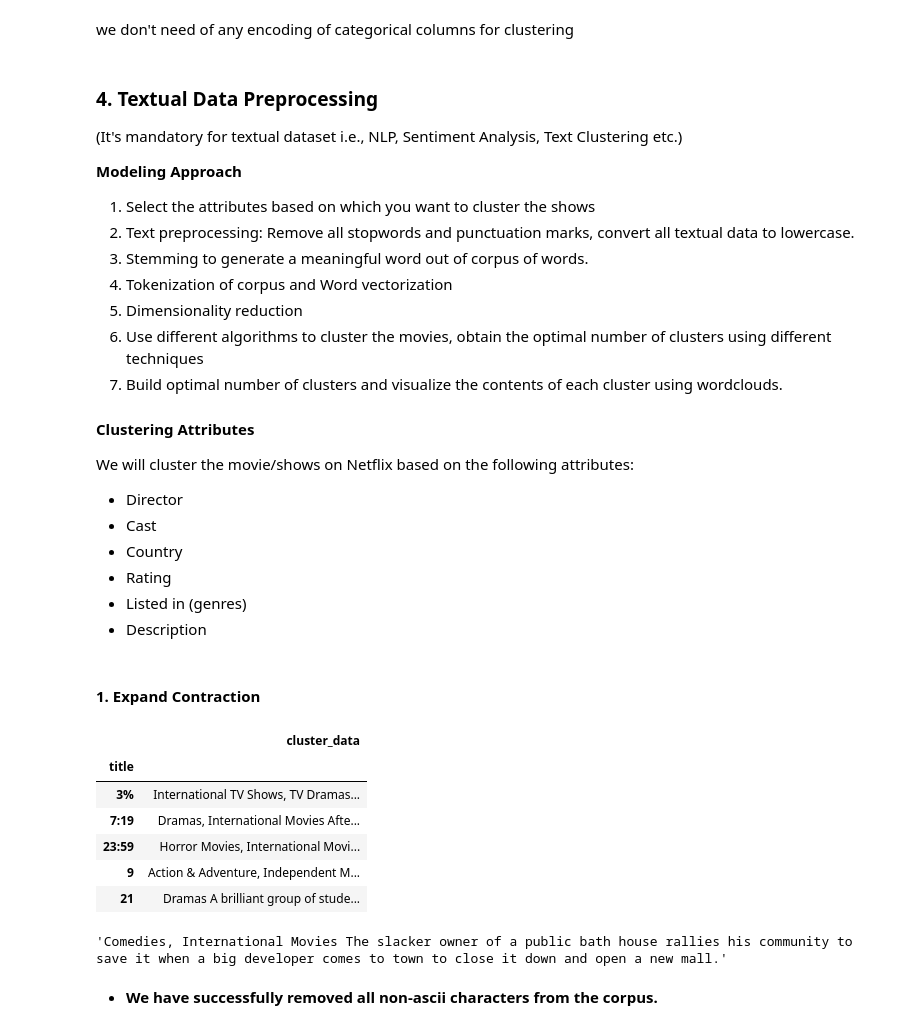
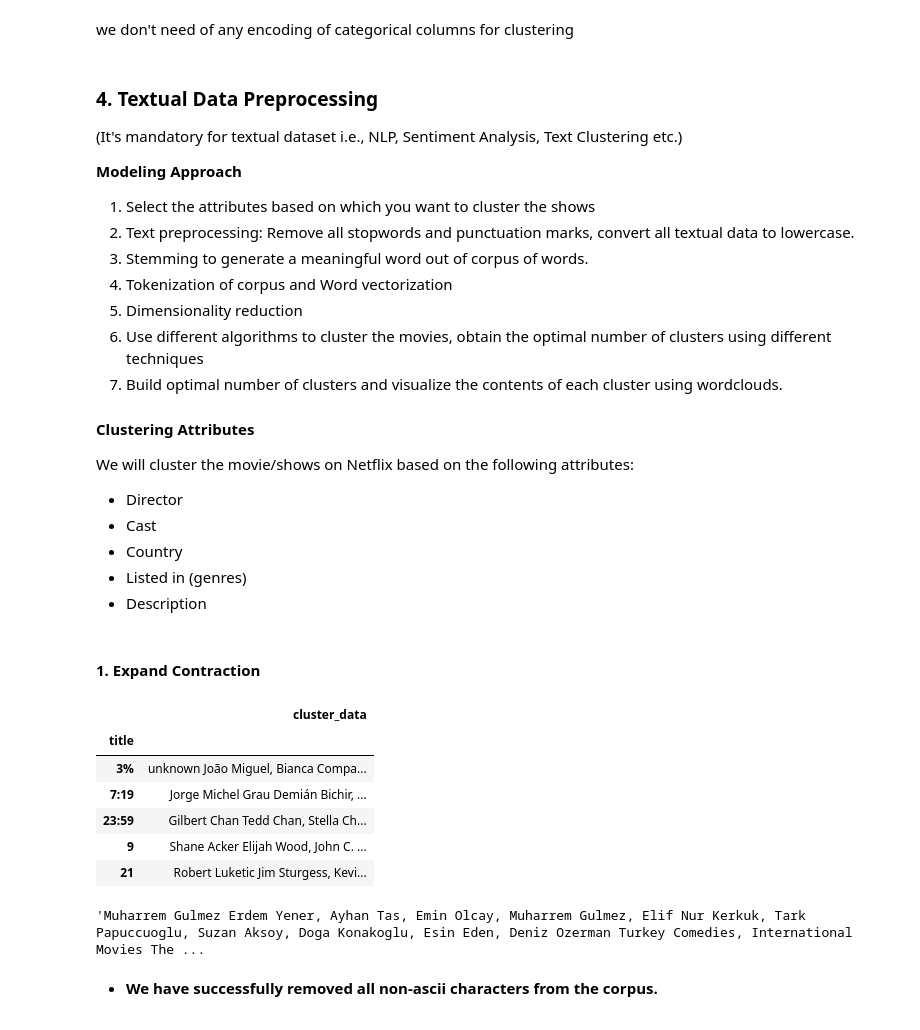
Before and after one commit to Rajakumaran-S/Netflix_Movie_and_TV_Shows_Clustering, a Jupyter notebook: Netflix_Movie_and_TV_Shows_Clustering_Raja.ipynb, the cells around one changed output. Drawn from its saved outputs; the diff is of its cells as text; code cells hidden in the pictures.

```diff
--- a/Netflix_Movie_and_TV_Shows_Clustering_Raja.ipynb
+++ b/Netflix_Movie_and_TV_Shows_Clustering_Raja.ipynb
@@ -937,7 +937,6 @@ We will cluster the movie/shows on Netflix based on the following attributes:
 - Director
 - Cast
 - Country
-- Rating
 - Listed in (genres)
 - Description
 # %% [markdown]
@@ -945,18 +944,21 @@ We will cluster the movie/shows on Netflix based on the following attributes:
 # %%
 # Expand Contraction
 cluster_df = df[['title']]
-# cluster_df['cluster_data'] = (df['director'] + ' ' + df['cast'] + ' ' + df['country']  + ' ' + df['rating'] + ' ' + df['listed_in'] + ' ' + df['description']).astype(str)
-cluster_df['cluster_data'] = (df['listed_in'] + ' ' + df['description']).astype(str)
+cluster_df['cluster_data'] = (df['director'] + ' '
+                                  + df['cast'] + ' '
+                                  + df['country']  + ' '
+                                  + df['listed_in'] + ' '
+                                  + df['description']).astype(str)
 cluster_df.set_index('title', inplace = True)
 cluster_df.head()
 # %% [output]
 |  | cluster_data |
 | title |  |
-| 3% | International TV Shows, TV Dramas... |
-| 7:19 | Dramas, International Movies Afte... |
-| 23:59 | Horror Movies, International Movi... |
-| 9 | Action & Adventure, Independent M... |
-| 21 | Dramas A brilliant group of stude... |
+| 3% | unknown João Miguel, Bianca Compa... |
+| 7:19 | Jorge Michel Grau Demián Bichir, ... |
+| 23:59 | Gilbert Chan Tedd Chan, Stella Ch... |
+| 9 | Shane Acker Elijah Wood, John C. ... |
+| 21 | Robert Luketic Jim Sturgess, Kevi... |
 # %%
 # function to remove non-ascii characters
 import re, string, unicodedata
@@ -973,7 +975,7 @@ cluster_df['cluster_data'] = remove_non_ascii(cluster_df['cluster_data'])
 # %%
 cluster_df['cluster_data'][40]
 # %% [output]
-'Comedies, International Movies The slacker owner of a public bath house rallies his community to save it when a big developer comes to town to close it down and open a new mall.'
+'Muharrem Gulmez Erdem Yener, Ayhan Tas, Emin Olcay, Muharrem Gulmez, Elif Nur Kerkuk, Tark Papuccuoglu, Suzan Aksoy, Doga Konakoglu, Esin Eden, Deniz Ozerman Turkey Comedies, International Movies The ...
 # %% [markdown]
 * **We have successfully removed all non-ascii characters from the corpus.**
 # %% [markdown]
```
Also changed, not shown: parts of 38 cells of this notebook.
